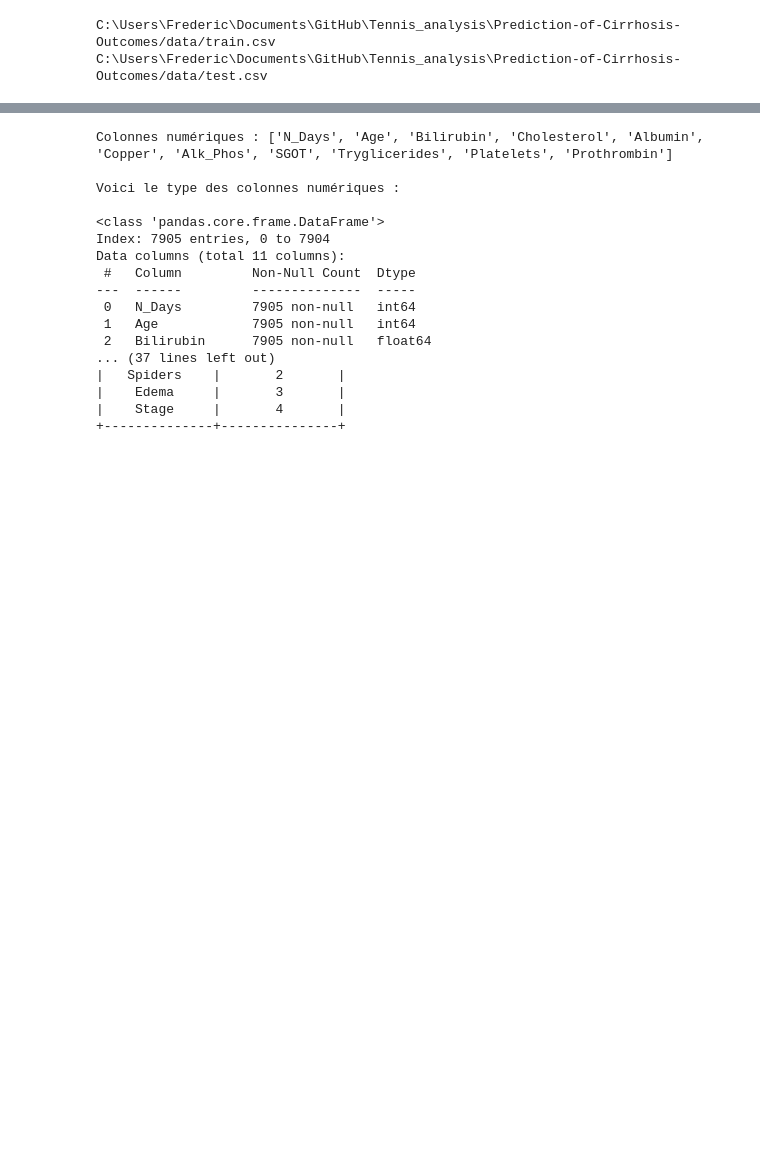
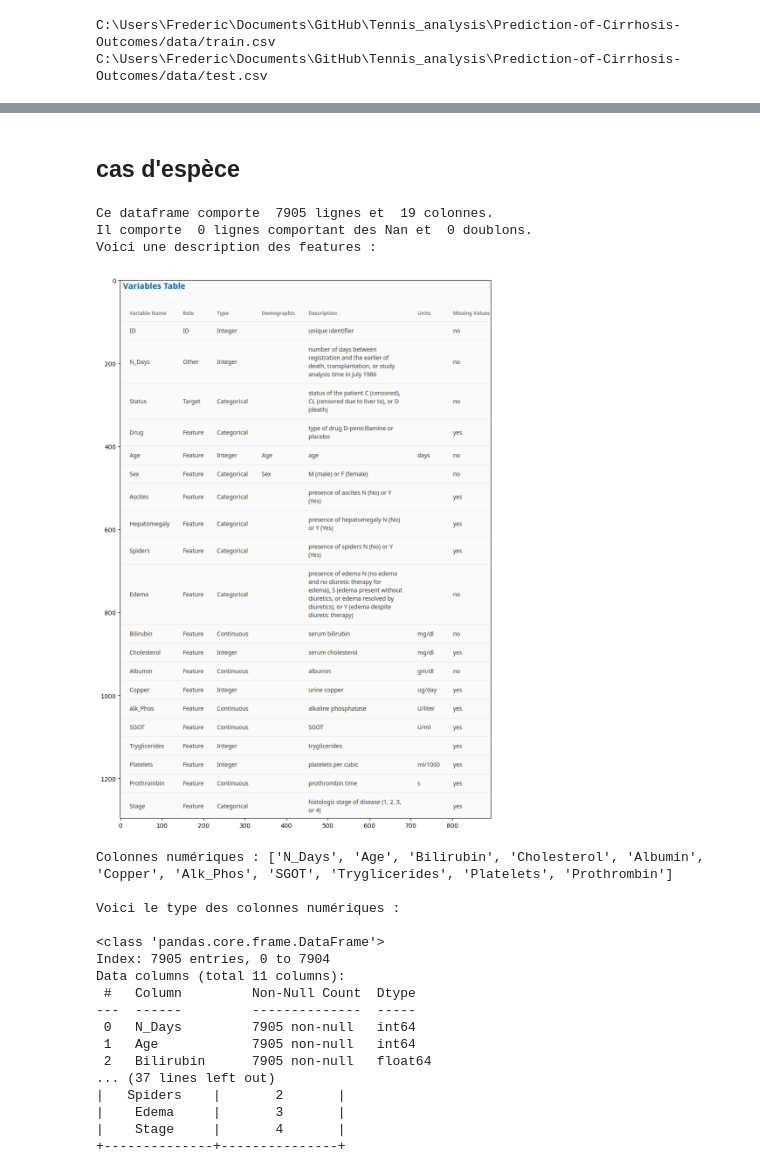
Before and after one commit to Belette73/Prediction-of-Cirrhosis-Outcomes, a Jupyter notebook: fred/Data Exploration2.ipynb, the cells around one changed output, grey strips where cells are left out. Saved outputs shown, nothing was run; the diff lists cells and outputs as text; code cells hidden in the pictures; blank space fills up the shorter version.

```diff
--- a/fred/Data Exploration2.ipynb
+++ b/fred/Data Exploration2.ipynb
@@ -100,7 +108,10 @@ df_train.head()
 | 4 | 788 | Placebo | 16658 | F | N | Y | N | N | 1.1 | 346.0 | ... |
 # %%
 def find_col_dtypes(df, target, limit = 10):
-
+    """
+    Cette fonction va distinguer les variables numériques et catégorielles selon une limite de valeurs uniques
+    Elle aficche aussi le type des variables dans le df inital
+    """
     num_cols = df.select_dtypes("number").columns.to_list()
     cat_cols = df.select_dtypes("object").columns.to_list()
     cardinals = [col for col in cat_cols if df[col].nunique() == df.shape[0]]
@@ -127,6 +138,27 @@ def find_col_dtypes(df, target, limit = 10):
     print(table)
 
     return num_cols, cat_cols
+
+
+def exploration(df):
+    #Nan et doublons
+    print("Ce dataframe comporte ",df.shape[0], "lignes et ",df.shape[1], "colonnes.")
+    print("Il comporte ", df.isna().sum().sum(), "lignes comportant des Nan et ", df.duplicated().sum().sum(),"doublons.")
+
+    #DEscription features
+    print("Voici une description des features : ",end="\n\n")
+    imageLue = Image.open("images\Description_features_detail.png")
+    fig = plt.figure(figsize=(14,16))
+    plt.imshow(imageLue)
+# %% [markdown]
+## cas d'espèce
+# %%
+exploration(df=df_train)
+# %% [output]
+Ce dataframe comporte  7905 lignes et  19 colonnes.
+Il comporte  0 lignes comportant des Nan et  0 doublons.
+Voici une description des features :
+[figure, added]
 # %%
 target='Status'
 limit=8
```
Also changed, not shown: parts of 26 cells of this notebook, 7 other files.
